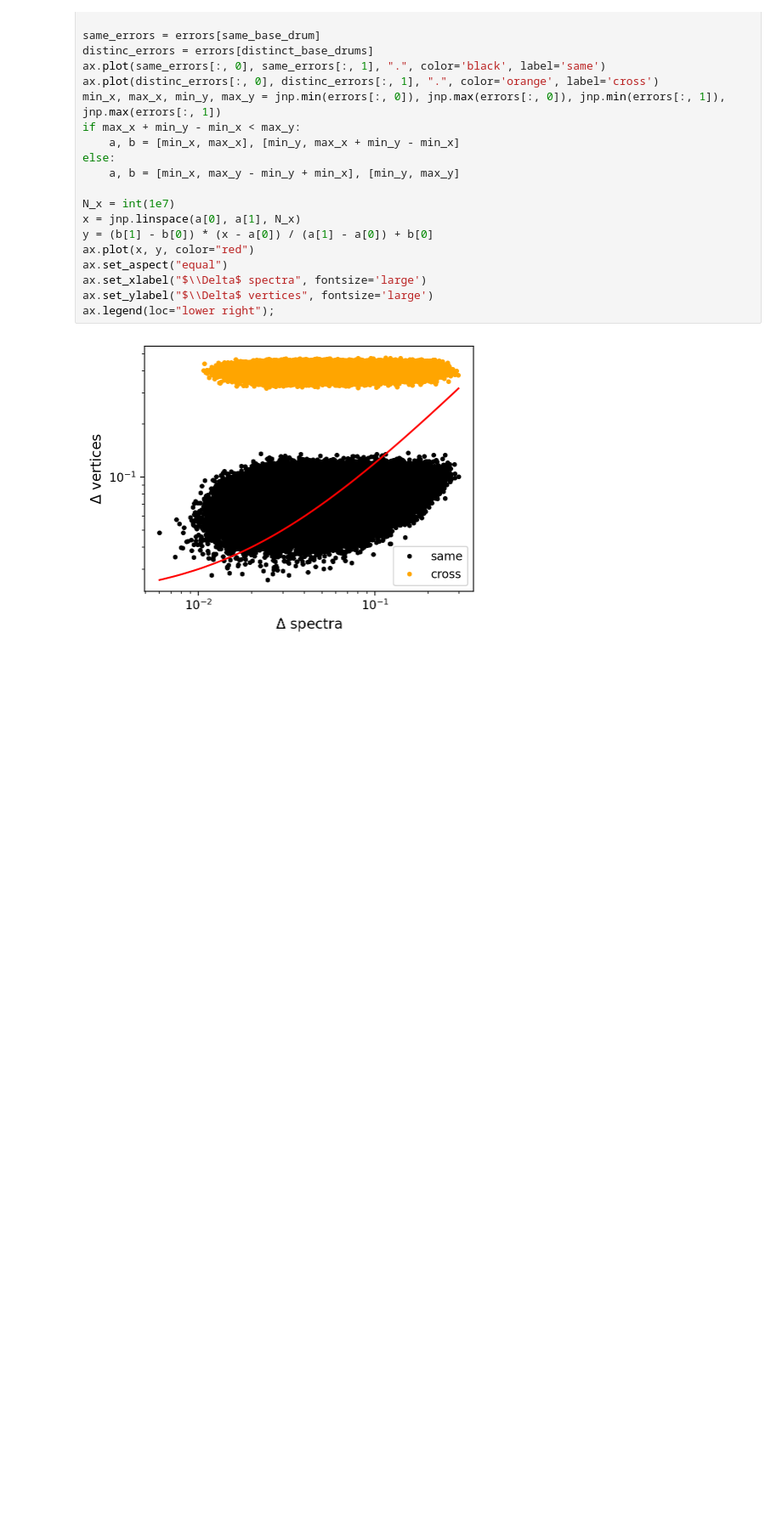
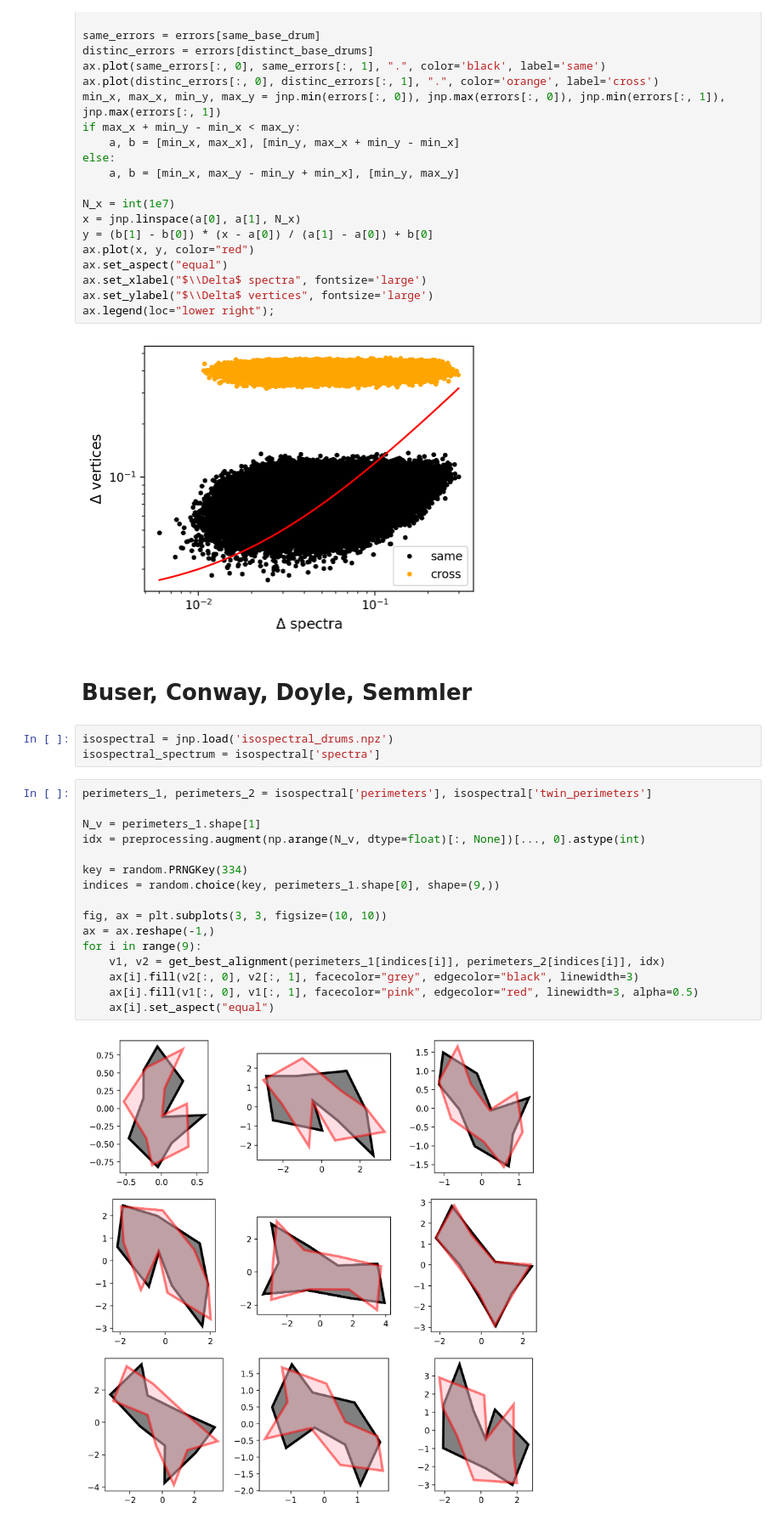
Before and after one commit to VLSF/drums, a Jupyter notebook: notebooks/datasets_visualisation.ipynb, the cells around one changed output. Shown at 85% size. Cells and saved outputs as stored; diff of their text form; blank space fills up the shorter version.

```diff
--- a/notebooks/datasets_visualisation.ipynb
+++ b/notebooks/datasets_visualisation.ipynb
@@ -253,3 +255,26 @@ ax.set_ylabel("$\\Delta$ vertices", fontsize='large')
 ax.legend(loc="lower right");
 # %% [output]
 [figure]
+# %% [markdown]
+# Buser, Conway, Doyle, Semmler
+# %%
+isospectral = jnp.load('isospectral_drums.npz')
+isospectral_spectrum = isospectral['spectra']
+# %%
+perimeters_1, perimeters_2 = isospectral['perimeters'], isospectral['twin_perimeters']
+
+N_v = perimeters_1.shape[1]
+idx = preprocessing.augment(np.arange(N_v, dtype=float)[:, None])[..., 0].astype(int)
+
+key = random.PRNGKey(334)
+indices = random.choice(key, perimeters_1.shape[0], shape=(9,))
+
+fig, ax = plt.subplots(3, 3, figsize=(10, 10))
+ax = ax.reshape(-1,)
+for i in range(9):
+    v1, v2 = get_best_alignment(perimeters_1[indices[i]], perimeters_2[indices[i]], idx)
+    ax[i].fill(v2[:, 0], v2[:, 1], facecolor="grey", edgecolor="black", linewidth=3)
+    ax[i].fill(v1[:, 0], v1[:, 1], facecolor="pink", edgecolor="red", linewidth=3, alpha=0.5)
+    ax[i].set_aspect("equal")
+# %% [output]
+[figure, added]
```
Also changed, not shown: parts of 8 cells of this notebook, 3 other files.
